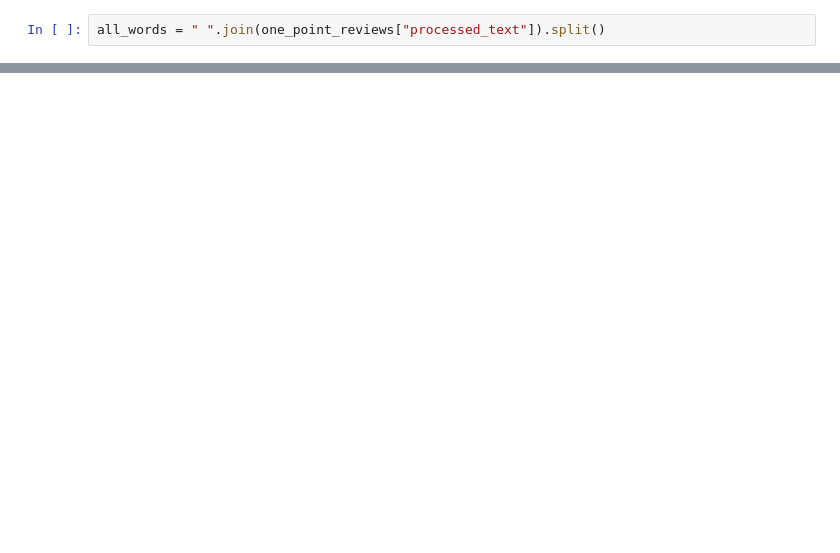
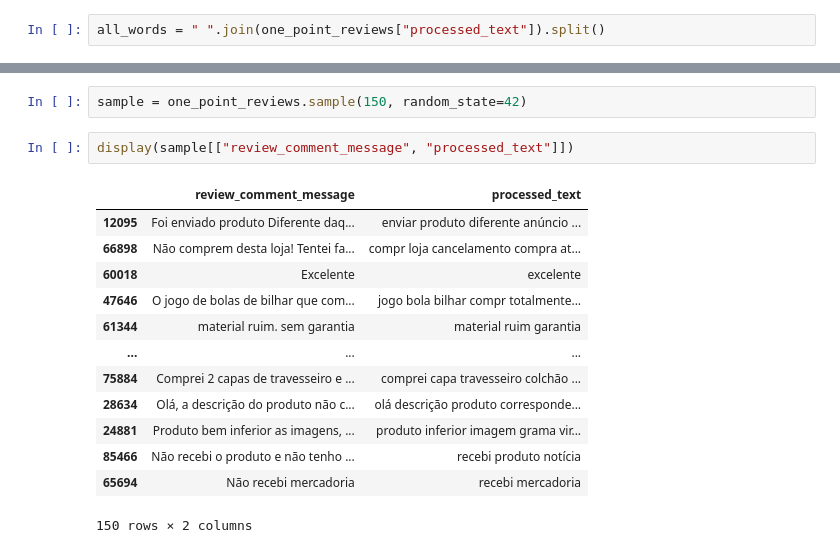
Before and after one commit to FinnMax/olist-python-eda, a Jupyter notebook: notebooks/03-01_NLP_analysis.ipynb, the cells around one changed output, grey strips where cells are left out. Drawn from its saved outputs; the diff is of its cells as text; blank space fills up the shorter version.

```diff
--- a/notebooks/03-01_NLP_analysis.ipynb
+++ b/notebooks/03-01_NLP_analysis.ipynb
@@ -217,0 +270,18 @@ plt.show()
+# %%
+sample = one_point_reviews.sample(150, random_state=42)
+# %%
+display(sample[["review_comment_message", "processed_text"]])
+# %% [output]
+|  | review_comment_message | processed_text |
+| 12095 | Foi enviado produto Diferente daq... | enviar produto diferente anúncio ... |
+| 66898 | Não comprem desta loja! Tentei fa... | compr loja cancelamento compra at... |
+| 60018 | Excelente | excelente |
+| 47646 | O jogo de bolas de bilhar que com... | jogo bola bilhar compr totalmente... |
+| 61344 | material ruim. sem garantia | material ruim garantia |
+| ... | ... | ... |
+| 75884 | Comprei 2 capas de travesseiro e ... | comprei capa travesseiro colchão ... |
+| 28634 | Olá, a descrição do produto não c... | olá descrição produto corresponde... |
+| 24881 | Produto bem inferior as imagens, ... | produto inferior imagem grama vir... |
+| 85466 | Não recebi o produto e não tenho ... | recebi produto notícia |
+| 65694 | Não recebi mercadoria | recebi mercadoria |
+150 rows × 2 columns
```
Also changed, not shown: parts of 15 cells of this notebook, 2 other files.
